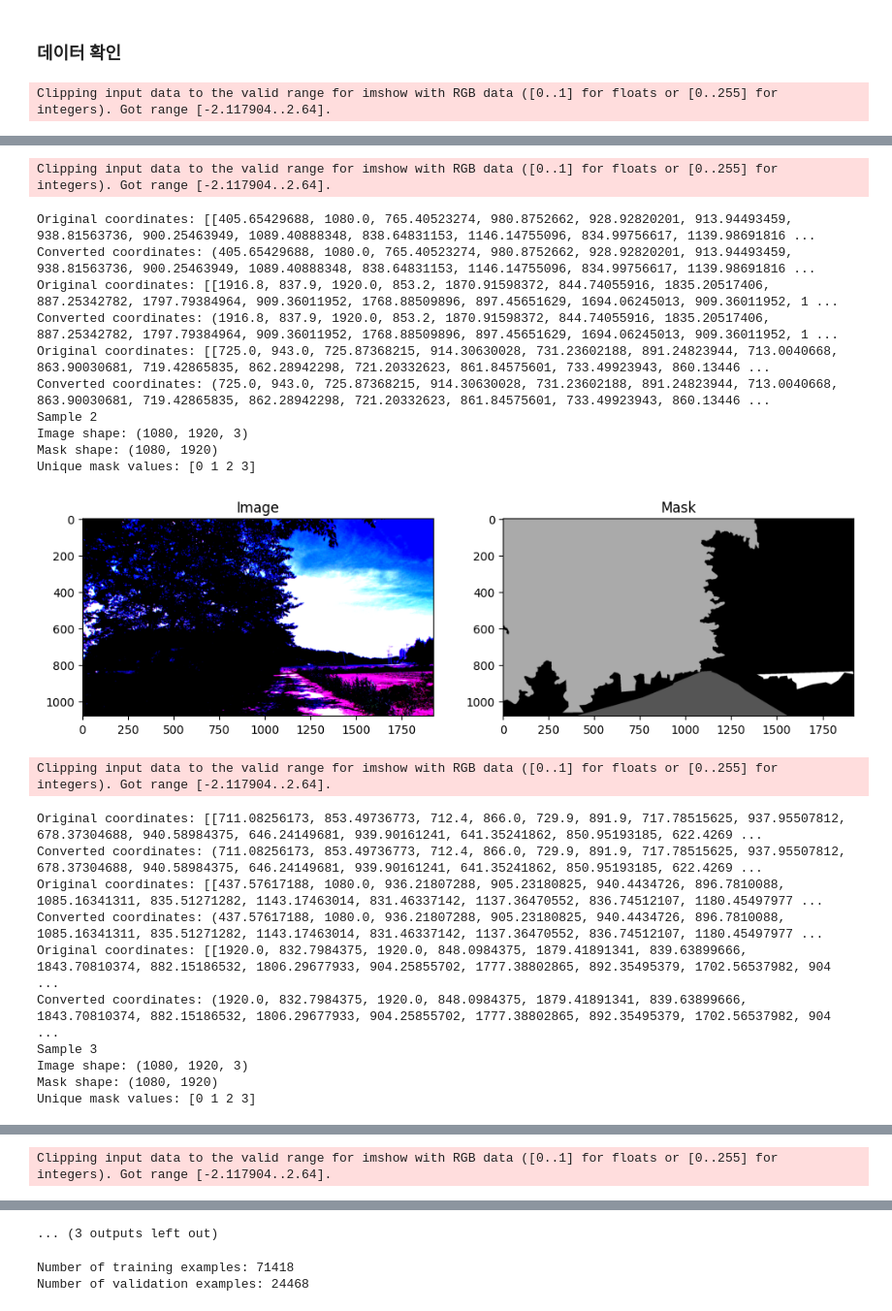
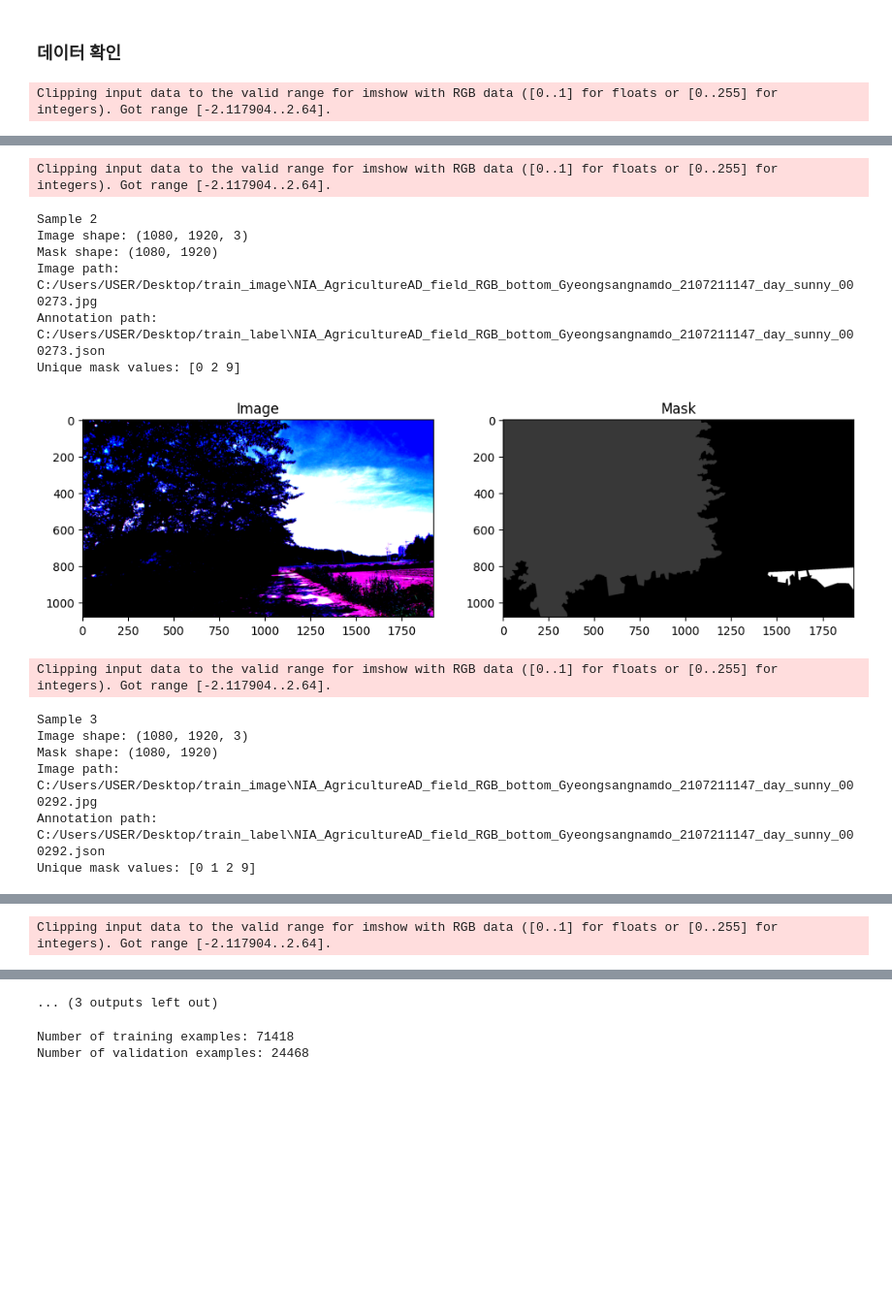
Before and after one commit to choiyongwoo/Deep_Learning_Bootcamp, a Jupyter notebook: image_project2/finetuning.ipynb, the cells around one changed output, grey strips where cells are left out. Shown at 97% size. Drawn from its saved outputs; the diff is of its cells as text; code cells hidden in the pictures; blank space fills up the shorter version.

```diff
--- a/image_project2/finetuning.ipynb
+++ b/image_project2/finetuning.ipynb
@@ -102,23 +216,36 @@ val_loader = DataLoader(val_dataset, batch_size=16, shuffle=False, num_workers=0
 # %% [markdown]
 ### 데이터 확인
 # %%
-train_dataset = CustomDataset("C:/Users/USER/Desktop/train_image_final/train_image", "C:/Users/USER/Desktop/train_label_final/train_label", transforms=train_transforms)
+# 이미지 변환 설정
+import matplotlib.pyplot as plt
+train_transforms = T.Compose([
+    T.ToTensor(),
+    T.Normalize(mean=[0.485, 0.456, 0.406], std=[0.229, 0.224, 0.225])
+])
 
-# 샘플 데이터 확인
+# 데이터셋 설정
+train_dataset = CustomDataset(
+    "C:/Users/USER/Desktop/train_image",
+    "C:/Users/USER/Desktop/train_label",
+    transforms=train_transforms
+)
+
 def check_sample_data(dataset, num_samples=5):
     for i in range(num_samples):
+        idx = 1 + i
+
         image, mask = dataset[i]
 
-        # 이미지를 출력
         image_np = image.numpy().transpose(1, 2, 0)
         mask_np = mask.numpy()
 
         print(f"Sample {i+1}")
         print("Image shape:", image_np.shape)
         print("Mask shape:", mask_np.shape)
+        print("Image path:", dataset.img_paths[idx])
+        print("Annotation path:", dataset.ann_paths[idx])
         print("Unique mask values:", np.unique(mask_np))
 
-        # 이미지와 마스크 시각화
         plt.figure(figsize=(12, 6))
 
         plt.subplot(1, 2, 1)
@@ -149,23 +272,15 @@ Unique mask values: [0 1 2 3]
 Clipping input data to the valid range for imshow with RGB data ([0..1] for floats or [0..255] for integers). Got range [-2.117904..2.64].
-Original coordinates: [[405.65429688, 1080.0, 765.40523274, 980.8752662, 928.92820201, 913.94493459, 938.81563736, 900.25463949, 1089.40888348, 838.64831153, 1146.14755096, 834.99756617, 1139.98691816 ...
-Converted coordinates: (405.65429688, 1080.0, 765.40523274, 980.8752662, 928.92820201, 913.94493459, 938.81563736, 900.25463949, 1089.40888348, 838.64831153, 1146.14755096, 834.99756617, 1139.98691816 ...
-Original coordinates: [[1916.8, 837.9, 1920.0, 853.2, 1870.91598372, 844.74055916, 1835.20517406, 887.25342782, 1797.79384964, 909.36011952, 1768.88509896, 897.45651629, 1694.06245013, 909.36011952, 1 ...
-Converted coordinates: (1916.8, 837.9, 1920.0, 853.2, 1870.91598372, 844.74055916, 1835.20517406, 887.25342782, 1797.79384964, 909.36011952, 1768.88509896, 897.45651629, 1694.06245013, 909.36011952, 1 ...
-Original coordinates: [[725.0, 943.0, 725.87368215, 914.30630028, 731.23602188, 891.24823944, 713.0040668, 863.90030681, 719.42865835, 862.28942298, 721.20332623, 861.84575601, 733.49923943, 860.13446 ...
-Converted coordinates: (725.0, 943.0, 725.87368215, 914.30630028, 731.23602188, 891.24823944, 713.0040668, 863.90030681, 719.42865835, 862.28942298, 721.20332623, 861.84575601, 733.49923943, 860.13446 ...
 Sample 2
 Image shape: (1080, 1920, 3)
 Mask shape: (1080, 1920)
-Unique mask values: [0 1 2 3]
+Image path: C:/Users/USER/Desktop/train_image\NIA_AgricultureAD_field_RGB_bottom_Gyeongsangnamdo_2107211147_day_sunny_000273.jpg
+Annotation path: C:/Users/USER/Desktop/train_label\NIA_AgricultureAD_field_RGB_bottom_Gyeongsangnamdo_2107211147_day_sunny_000273.json
+Unique mask values: [0 2 9]
-[figure, old version]
+[figure, new version]
 Clipping input data to the valid range for imshow with RGB data ([0..1] for floats or [0..255] for integers). Got range [-2.117904..2.64].
-Original coordinates: [[711.08256173, 853.49736773, 712.4, 866.0, 729.9, 891.9, 717.78515625, 937.95507812, 678.37304688, 940.58984375, 646.24149681, 939.90161241, 641.35241862, 850.95193185, 622.4269 ...
-Converted coordinates: (711.08256173, 853.49736773, 712.4, 866.0, 729.9, 891.9, 717.78515625, 937.95507812, 678.37304688, 940.58984375, 646.24149681, 939.90161241, 641.35241862, 850.95193185, 622.4269 ...
-Original coordinates: [[437.57617188, 1080.0, 936.21807288, 905.23180825, 940.4434726, 896.7810088, 1085.16341311, 835.51271282, 1143.17463014, 831.46337142, 1137.36470552, 836.74512107, 1180.45497977 ...
-Converted coordinates: (437.57617188, 1080.0, 936.21807288, 905.23180825, 940.4434726, 896.7810088, 1085.16341311, 835.51271282, 1143.17463014, 831.46337142, 1137.36470552, 836.74512107, 1180.45497977 ...
-Original coordinates: [[1920.0, 832.7984375, 1920.0, 848.0984375, 1879.41891341, 839.63899666, 1843.70810374, 882.15186532, 1806.29677933, 904.25855702, 1777.38802865, 892.35495379, 1702.56537982, 904 ...
-Converted coordinates: (1920.0, 832.7984375, 1920.0, 848.0984375, 1879.41891341, 839.63899666, 1843.70810374, 882.15186532, 1806.29677933, 904.25855702, 1777.38802865, 892.35495379, 1702.56537982, 904 ...
 Sample 3
 Image shape: (1080, 1920, 3)
 Mask shape: (1080, 1920)
-Unique mask values: [0 1 2 3]
+Image path: C:/Users/USER/Desktop/train_image\NIA_AgricultureAD_field_RGB_bottom_Gyeongsangnamdo_2107211147_day_sunny_000292.jpg
+Annotation path: C:/Users/USER/Desktop/train_label\NIA_AgricultureAD_field_RGB_bottom_Gyeongsangnamdo_2107211147_day_sunny_000292.json
+Unique mask values: [0 1 2 9]
```
Also changed, not shown: parts of 19 cells of this notebook, 1 other file.
